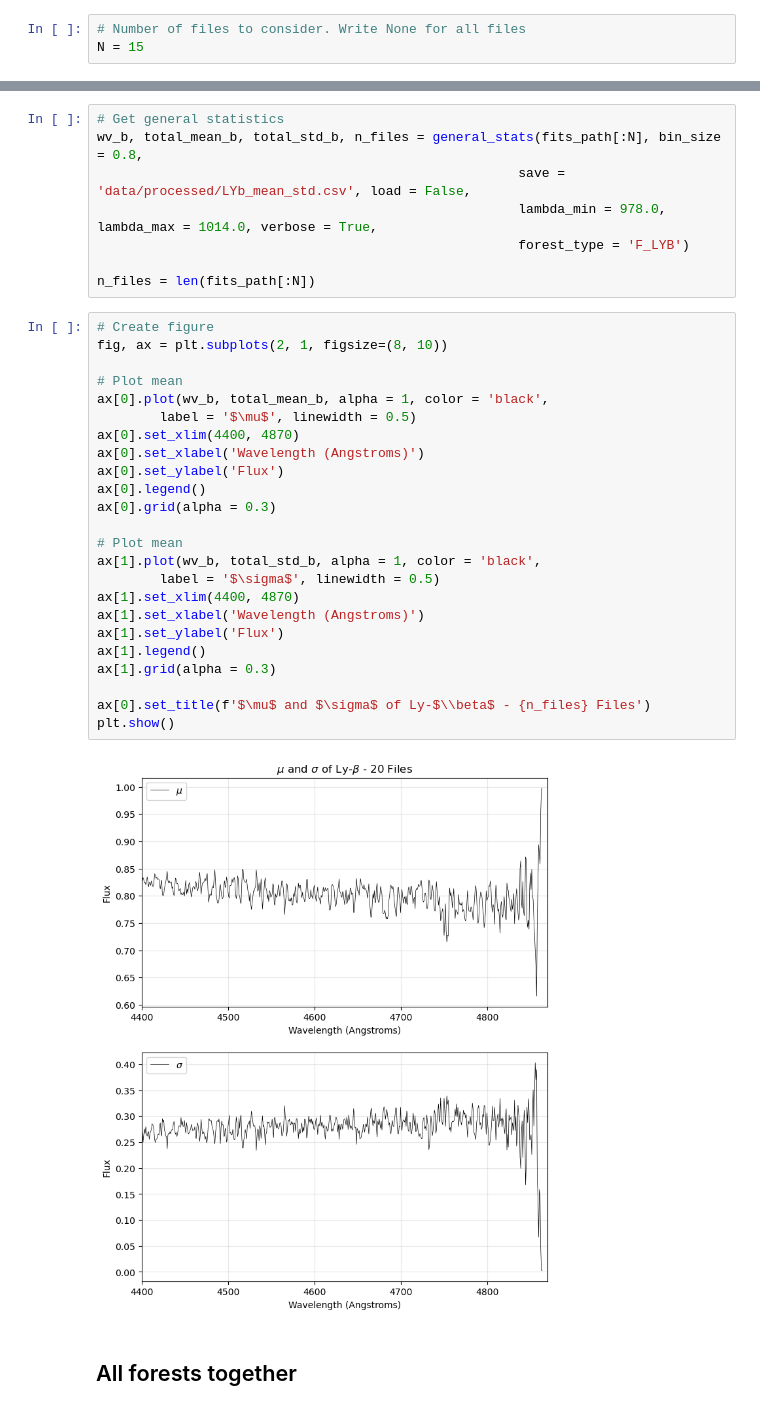
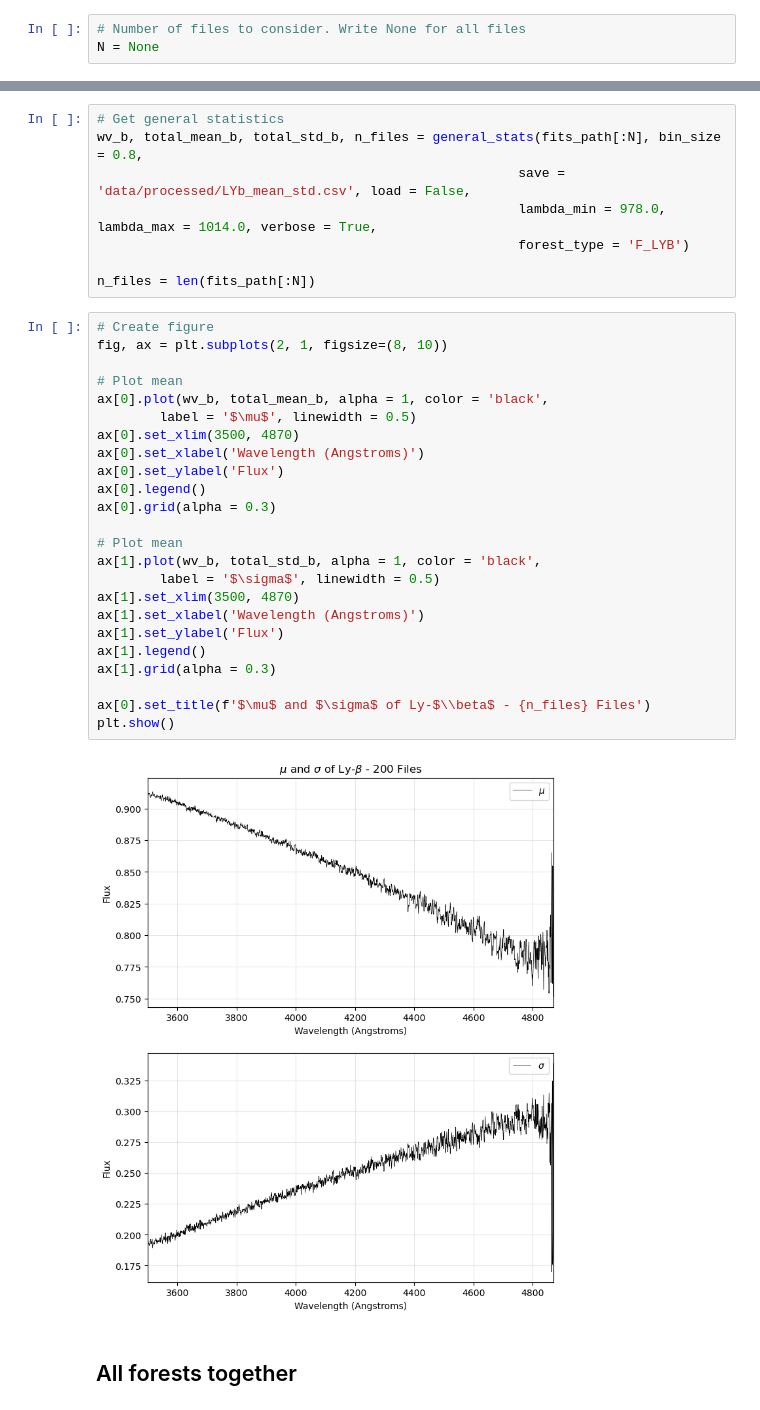
Before and after one commit to GabrielMissael/cosmoforests, a Jupyter notebook: main.ipynb, the cells around one changed output, grey strips where cells are left out. Saved outputs shown, nothing was run; the diff lists cells and outputs as text.

```diff
--- a/main.ipynb
+++ b/main.ipynb
@@ -185,7 +185,7 @@ $$\sigma_c^2 = \frac{n_1[\sigma_1^2 + (\mu_1 - \mu_c)^2] + n_2[\sigma_2^2 + (\mu
 This is implemented in the function `general_stats` in the file `statistics.py`.
 # %%
 # Number of files to consider. Write None for all files
-N = 15
+N = None
 # %% [markdown]
 ## $CIV$ forest
 # %%
@@ -271,29 +273,29 @@ n_files = len(fits_path[:N])
 # %%
 # Create figure
 fig, ax = plt.subplots(2, 1, figsize=(8, 10))
 
 # Plot mean
 ax[0].plot(wv_b, total_mean_b, alpha = 1, color = 'black',
         label = '$\mu$', linewidth = 0.5)
-ax[0].set_xlim(4400, 4870)
+ax[0].set_xlim(3500, 4870)
 ax[0].set_xlabel('Wavelength (Angstroms)')
 ax[0].set_ylabel('Flux')
 ax[0].legend()
 ax[0].grid(alpha = 0.3)
 
 # Plot mean
 ax[1].plot(wv_b, total_std_b, alpha = 1, color = 'black',
         label = '$\sigma$', linewidth = 0.5)
-ax[1].set_xlim(4400, 4870)
+ax[1].set_xlim(3500, 4870)
 ax[1].set_xlabel('Wavelength (Angstroms)')
 ax[1].set_ylabel('Flux')
 ax[1].legend()
 ax[1].grid(alpha = 0.3)
 
 ax[0].set_title(f'$\mu$ and $\sigma$ of Ly-$\\beta$ - {n_files} Files')
 plt.show()
 # %% [output]
-[figure, old version]
+[figure, new version]
 # %% [markdown]
 ## All forests together
 # %%
```
Also changed, not shown: parts of 18 cells of this notebook.
